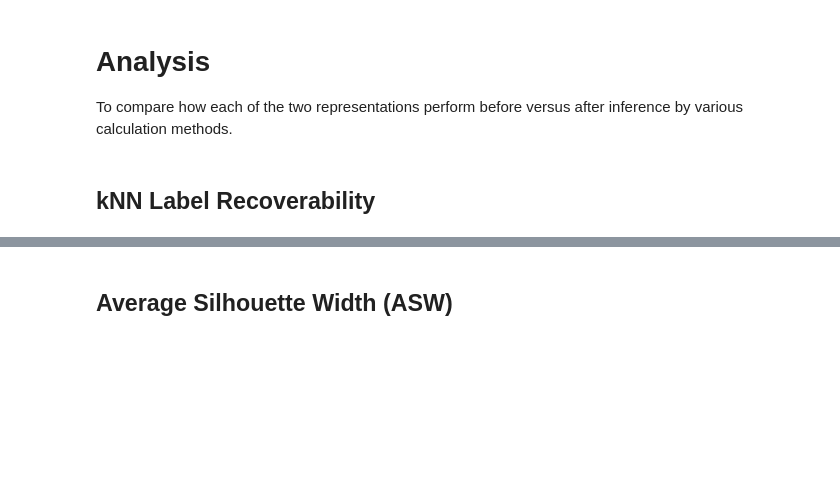
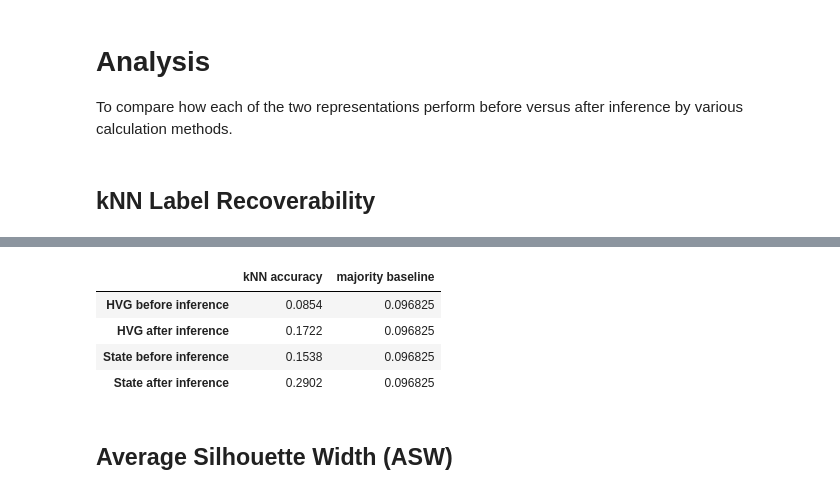
Before and after one commit to jeannieshe/relearn, a Jupyter notebook: notebooks/alaysia/state_embedding_analysis.ipynb, the cells around one changed output, grey strips where cells are left out. Saved outputs shown, nothing was run; the diff lists cells and outputs as text; code cells hidden in the pictures; blank space fills up the shorter version.

```diff
--- a/notebooks/alaysia/state_embedding_analysis.ipynb
+++ b/notebooks/alaysia/state_embedding_analysis.ipynb
@@ -228,3 +307,14 @@ To compare how each of the two representations perform before versus after infer
+# %%
+# plate is the batch column: LOWER accuracy = better (batches mixed, not recoverable).
+# Do NOT read it like the biological tables above.
+knn_plate_df = knn_table("plate")
+knn_plate_df   # lower accuracy = better mixing
+# %% [output]
+|  | kNN accuracy | majority baseline |
+| HVG before inference | 0.0854 | 0.096825 |
+| HVG after inference | 0.1722 | 0.096825 |
+| State before inference | 0.1538 | 0.096825 |
+| State after inference | 0.2902 | 0.096825 |
 # %% [markdown]
 ## Average Silhouette Width (ASW)
 # %% [markdown]
```
Also changed, not shown: parts of 7 cells of this notebook.
